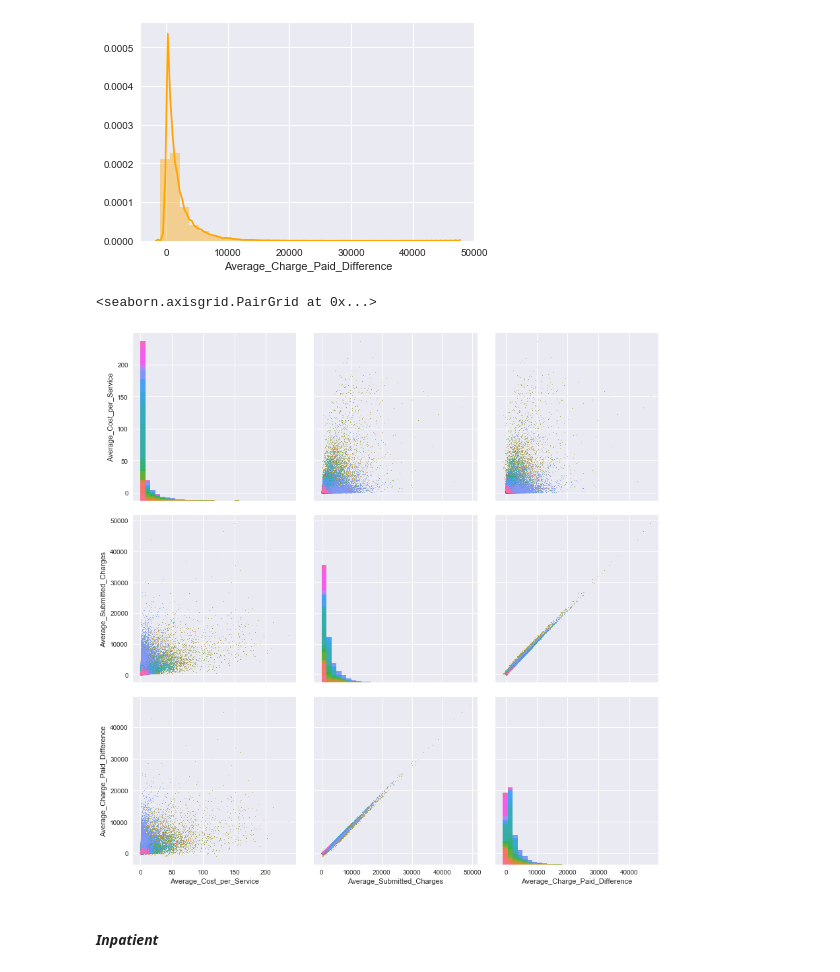
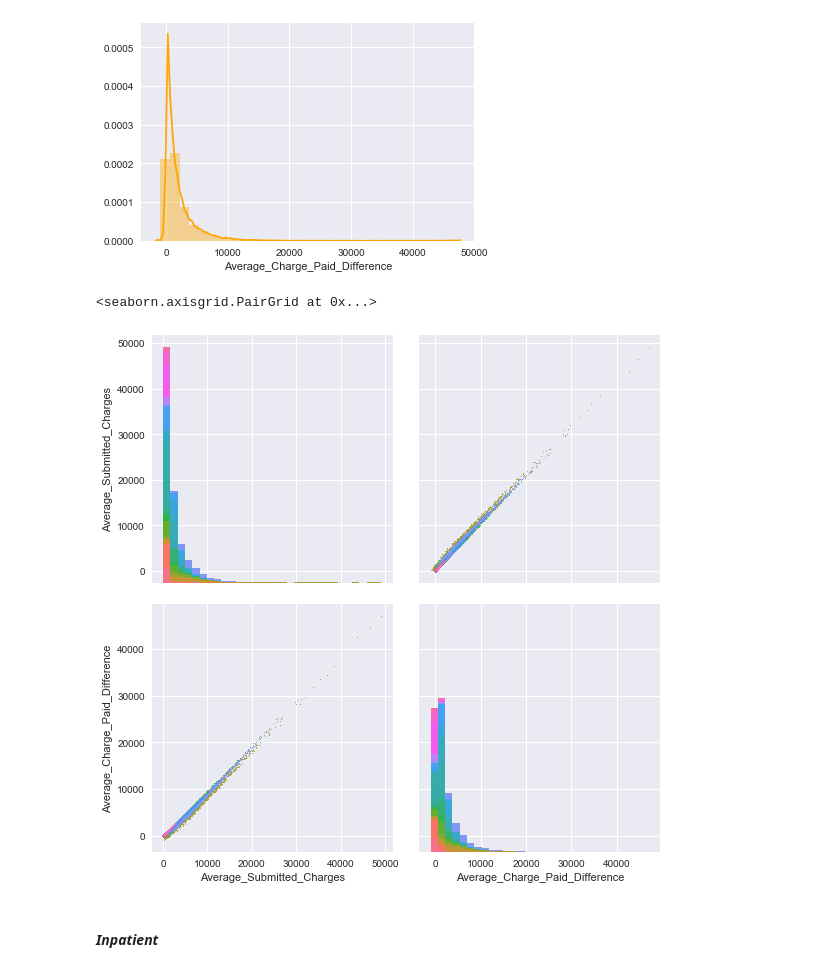
Before and after one commit to carmijh0/Reimplementation_of_2016_CMS_Hospital_Star_Rating_Methodology, a Jupyter notebook: Capstone.ipynb, the cells around one changed output. Cells and saved outputs as stored; diff of their text form; code cells hidden in the pictures.

```diff
--- a/Capstone.ipynb
+++ b/Capstone.ipynb
@@ -123,7 +72,6 @@ Index(['APC', 'Provider_ID', 'Provider_Name', 'Provider_Street_Address',
        'Average_Submitted_Charges', 'Average_Total_Payments'],
       dtype='object')
 # %%
-out_p['Average_Cost_per_Service'] = (out_p.Average_Total_Payments / out_p.Outpatient_Services)
 out_p['Average_Charge_Paid_Difference'] = (out_p['Average_Submitted_Charges'] - out_p['Average_Total_Payments'])
 out_p['Percentage_Covered_by_Medicare'] = (out_p['Average_Total_Payments'] / out_p['Average_Submitted_Charges'])
 # %%
@@ -158,14 +101,14 @@ sns.distplot(out_p['Average_Charge_Paid_Difference'], bins = 30, color = 'orange
 <matplotlib.axes._subplots.AxesSubplot at 0x...>
 [figure]
 # %%
-ax = sns.PairGrid(out_p[['Average_Cost_per_Service', 'Average_Submitted_Charges', 'APC', 'Average_Charge_Paid_Difference']],
+ax = sns.PairGrid(out_p[['Average_Submitted_Charges', 'APC', 'Average_Charge_Paid_Difference']],
              hue='APC',
              size = 4)
 ax.map_diag(plt.hist, bins = 30)
 ax.map_offdiag(plt.scatter, s=0.5)
 # %% [output]
 <seaborn.axisgrid.PairGrid at 0x...>
-[figure, old version]
+[figure, new version]
 # %% [markdown]
 #### _Inpatient_
 # %%
```
Also changed, not shown: parts of 23 cells of this notebook, 2 other files.
